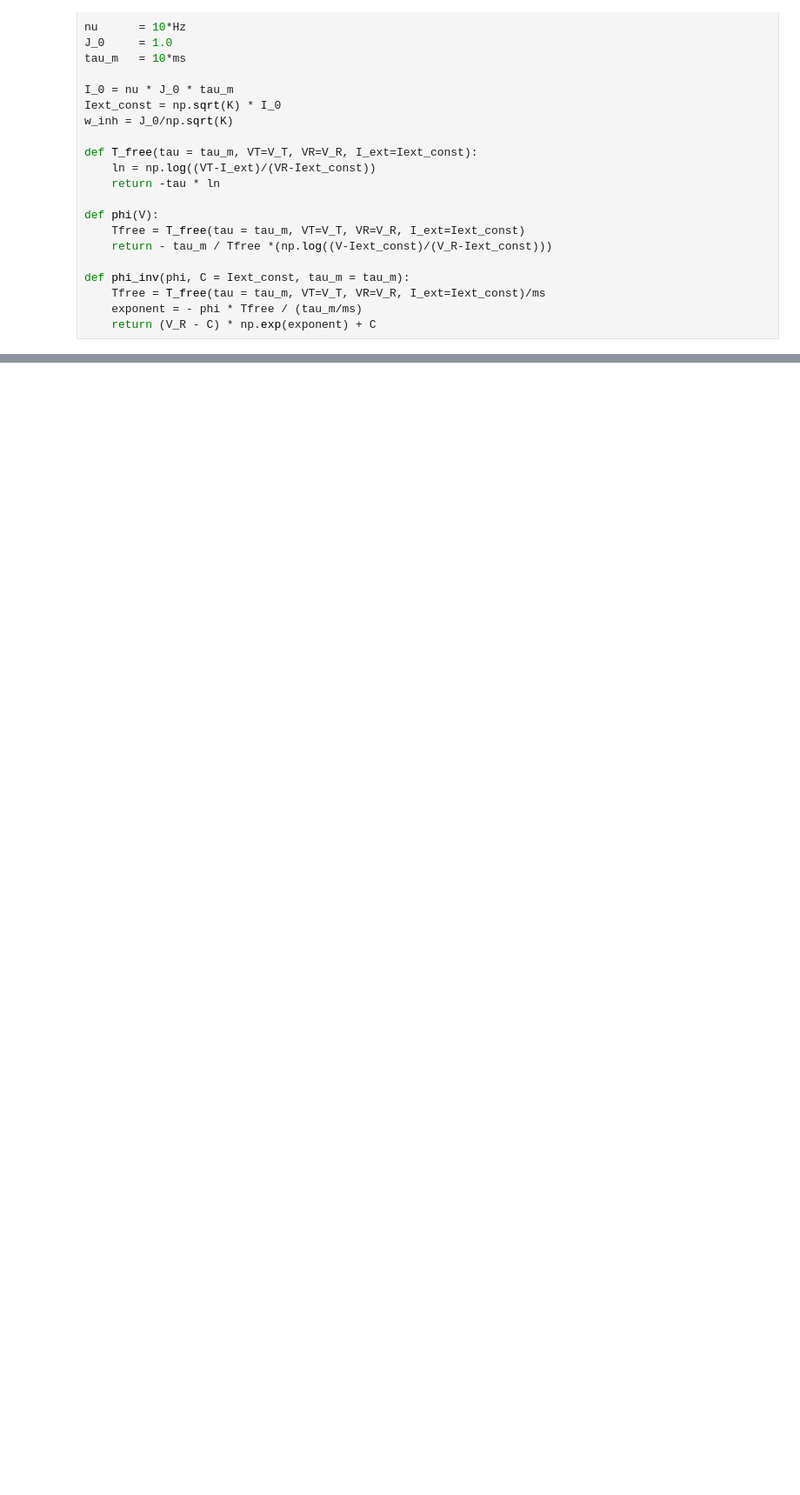
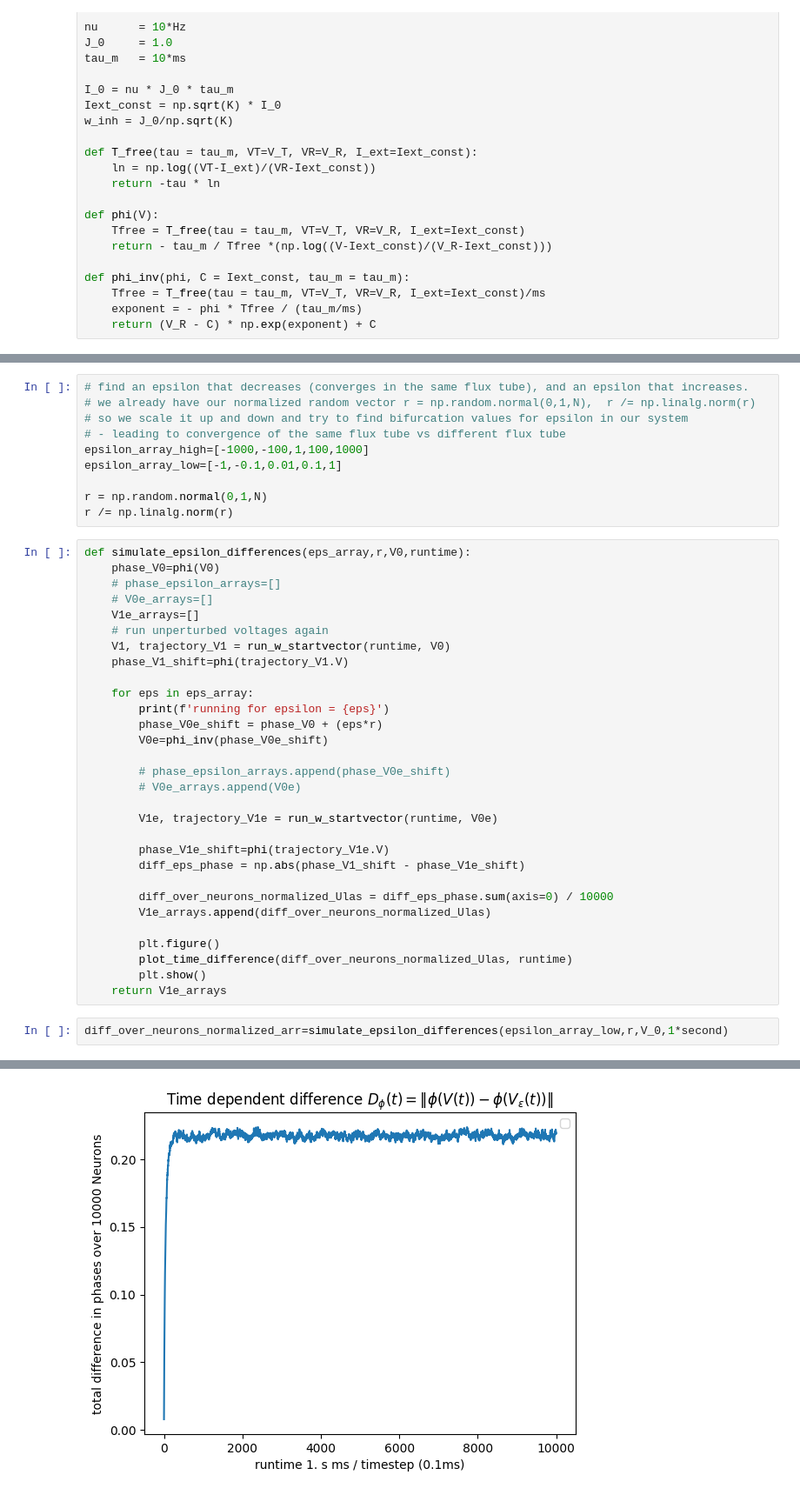
Before and after one commit to ulasayyilmaz/Stability_and_Chaos, a Jupyter notebook: Stab_Chaos_Thor.ipynb, the cells around one changed output, grey strips where cells are left out. Shown at 87% size. Drawn from its saved outputs; the diff is of its cells as text; blank space fills up the shorter version.

```diff
--- a/Stab_Chaos_Thor.ipynb
+++ b/Stab_Chaos_Thor.ipynb
@@ -183,0 +211,43 @@ plt.legend()
+# %%
+# find an epsilon that decreases (converges in the same flux tube), and an epsilon that increases.
+# we already have our normalized random vector r = np.random.normal(0,1,N),  r /= np.linalg.norm(r)
+# so we scale it up and down and try to find bifurcation values for epsilon in our system
+# - leading to convergence of the same flux tube vs different flux tube
+epsilon_array_high=[-1000,-100,1,100,1000]
+epsilon_array_low=[-1,-0.1,0.01,0.1,1]
+
+r = np.random.normal(0,1,N)
+r /= np.linalg.norm(r)
+# %%
+def simulate_epsilon_differences(eps_array,r,V0,runtime):
+    phase_V0=phi(V0)
+    # phase_epsilon_arrays=[]
+    # V0e_arrays=[]
+    V1e_arrays=[]
+    # run unperturbed voltages again
+    V1, trajectory_V1 = run_w_startvector(runtime, V0)
+    phase_V1_shift=phi(trajectory_V1.V)
+
+    for eps in eps_array:
+        print(f'running for epsilon = {eps}')
+        phase_V0e_shift = phase_V0 + (eps*r)
+        V0e=phi_inv(phase_V0e_shift)
+
+        # phase_epsilon_arrays.append(phase_V0e_shift)
+        # V0e_arrays.append(V0e)
+
+        V1e, trajectory_V1e = run_w_startvector(runtime, V0e)
+
+        phase_V1e_shift=phi(trajectory_V1e.V)
+        diff_eps_phase = np.abs(phase_V1_shift - phase_V1e_shift)
+
+        diff_over_neurons_normalized_Ulas = diff_eps_phase.sum(axis=0) / 10000
+        V1e_arrays.append(diff_over_neurons_normalized_Ulas)
+
+        plt.figure()
+        plot_time_difference(diff_over_neurons_normalized_Ulas, runtime)
+        plt.show()
+    return V1e_arrays
+# %%
+diff_over_neurons_normalized_arr=simulate_epsilon_differences(epsilon_array_low,r,V_0,1*second)
+# %% [output]
@@ -183,0 +261 @@ plt.legend()
+[figure, added]
```
Also changed, not shown: parts of 13 cells of this notebook, 1 other file.
